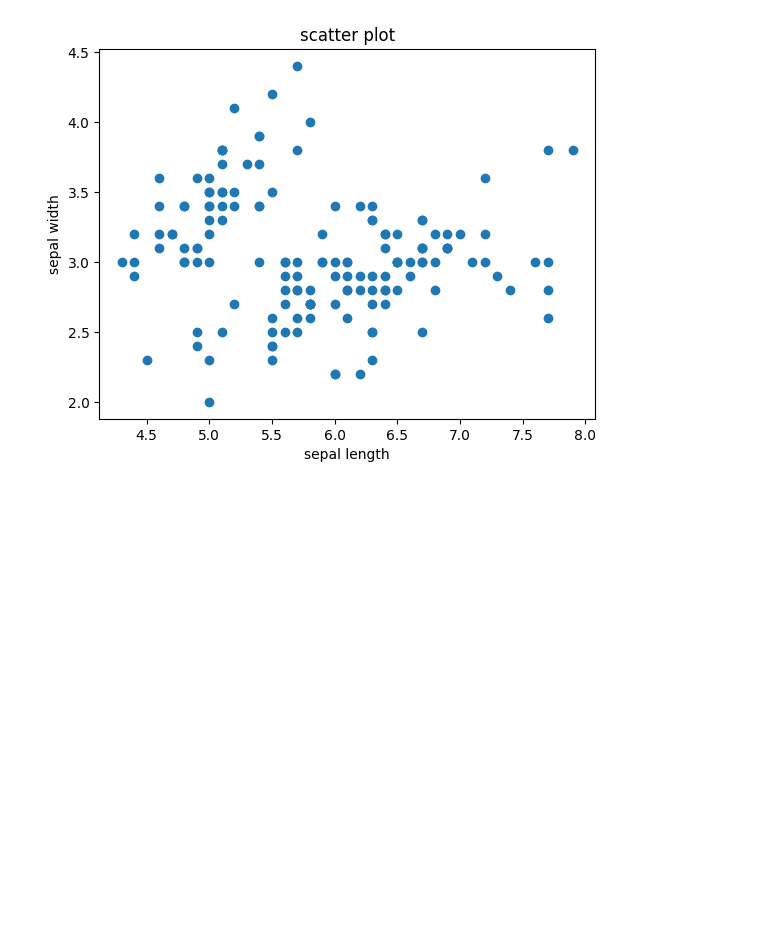
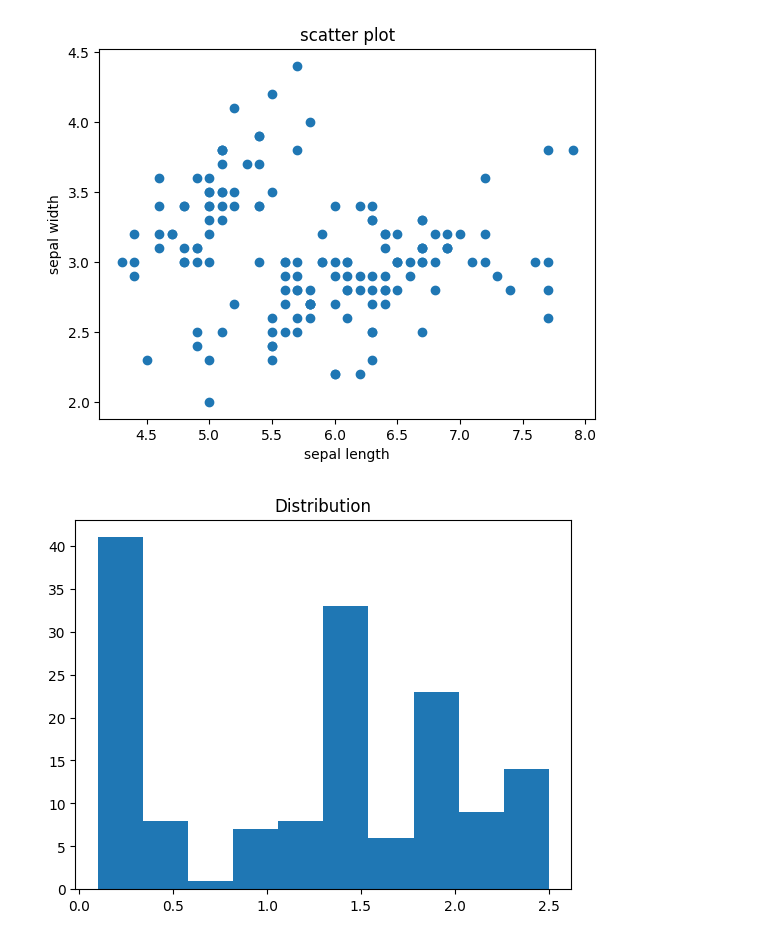
Before and after one commit to crce9830ecs-lang/aiml_labs, a Jupyter notebook: ML_LAB.ipynb, the cells around one changed output. Drawn from its saved outputs; the diff is of its cells as text; code cells hidden in the pictures; blank space fills up the shorter version.

```diff
--- a/ML_LAB.ipynb
+++ b/ML_LAB.ipynb
@@ -314,3 +314,10 @@ plt.ylabel("sepal width")
 plt.show()
 # %% [output]
 [figure]
+# %%
+#activity3
+plt.hist(df['petal width (cm)'])
+plt.title("Distribution")
+plt.show()
+# %% [output]
+[figure, added]
```
Also changed, not shown: parts of 2 cells of this notebook.
